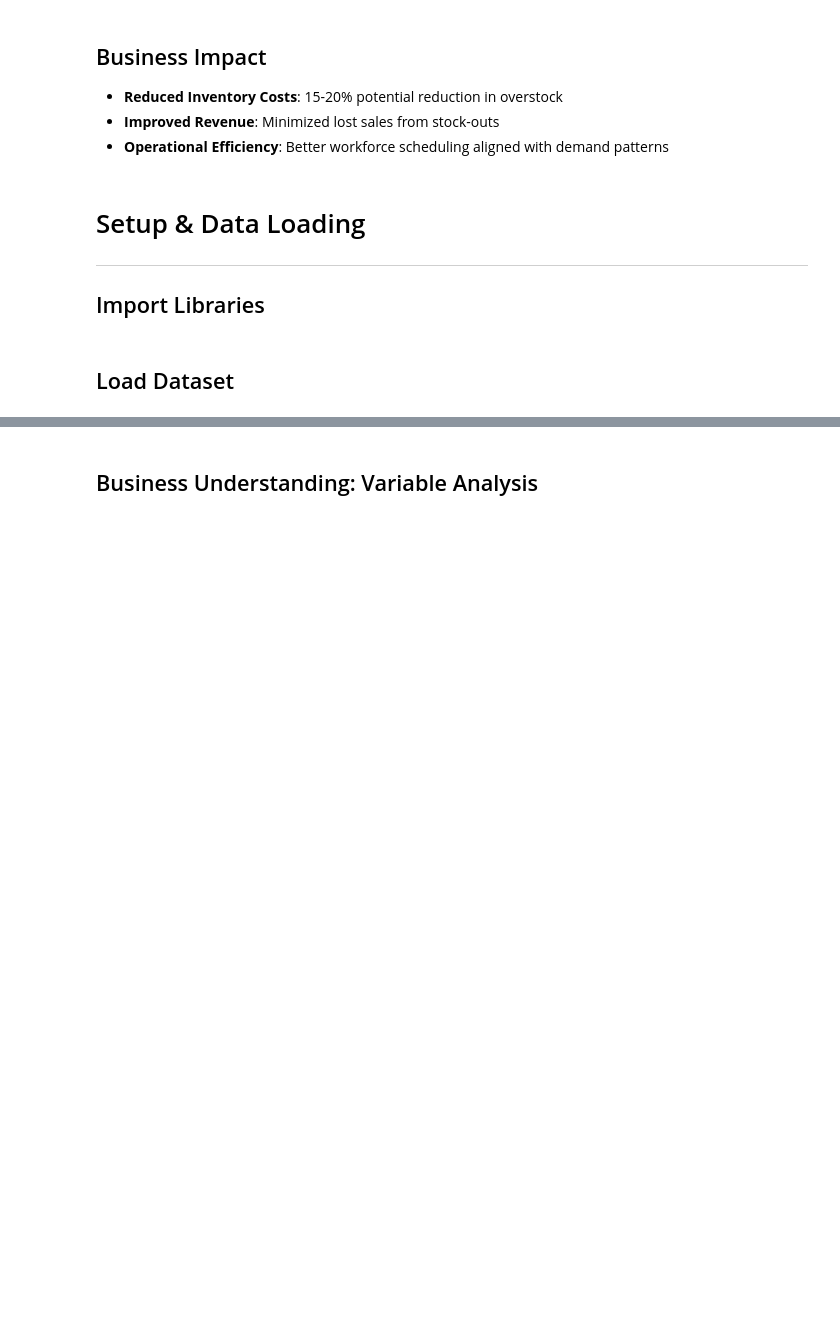
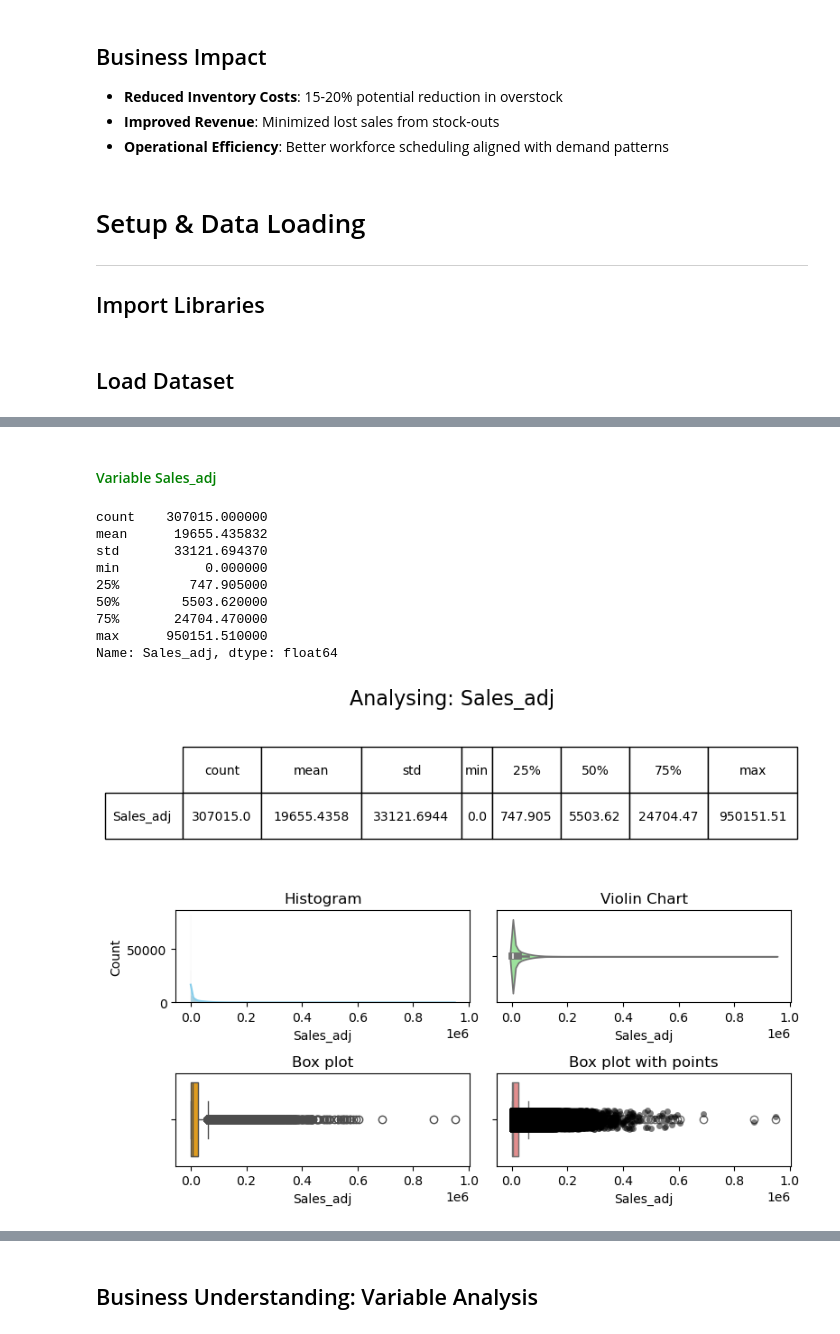
Before and after one commit to RakellM/ASN-DSA-T5, a Jupyter notebook: 33-ST/Homework/Project_1.ipynb, the cells around one changed output, grey strips where cells are left out. Saved outputs shown, nothing was run; the diff lists cells and outputs as text; code cells hidden in the pictures; blank space fills up the shorter version.

```diff
--- a/33-ST/Homework/Project_1.ipynb
+++ b/33-ST/Homework/Project_1.ipynb
@@ -104,0 +495,20 @@ memory usage: 30.5+ MB
+# %% [markdown]
+#### <span style="color:green">Variable Sales_adj</span>
+# %%
+df["Sales_adj"] = df["Sales"].clip(lower=0)
+
+# Check the earliest and latest
+print(df["Sales_adj"].describe())
+
+univariate_numeric_variable(df, "Sales_adj")
+# %% [output]
+count    307015.000000
+mean      19655.435832
+std       33121.694370
+min           0.000000
+25%         747.905000
+50%        5503.620000
+75%       24704.470000
+max      950151.510000
+Name: Sales_adj, dtype: float64
+[figure, added]
```
Also changed, not shown: parts of 51 cells of this notebook, 2 other files.
